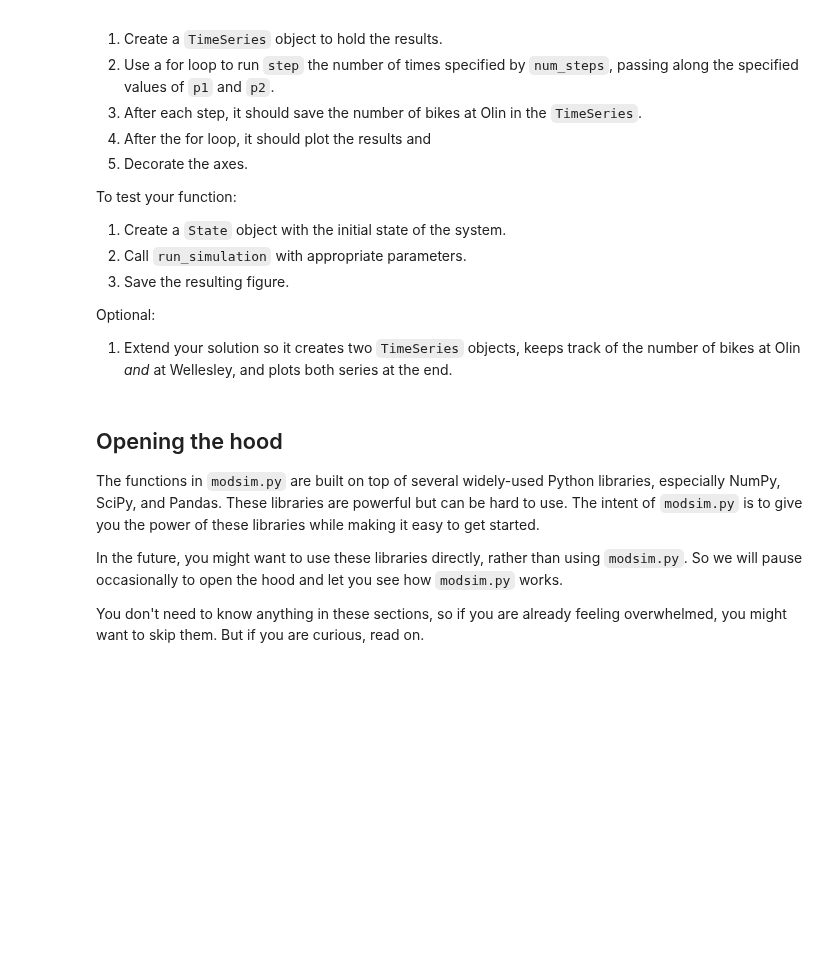
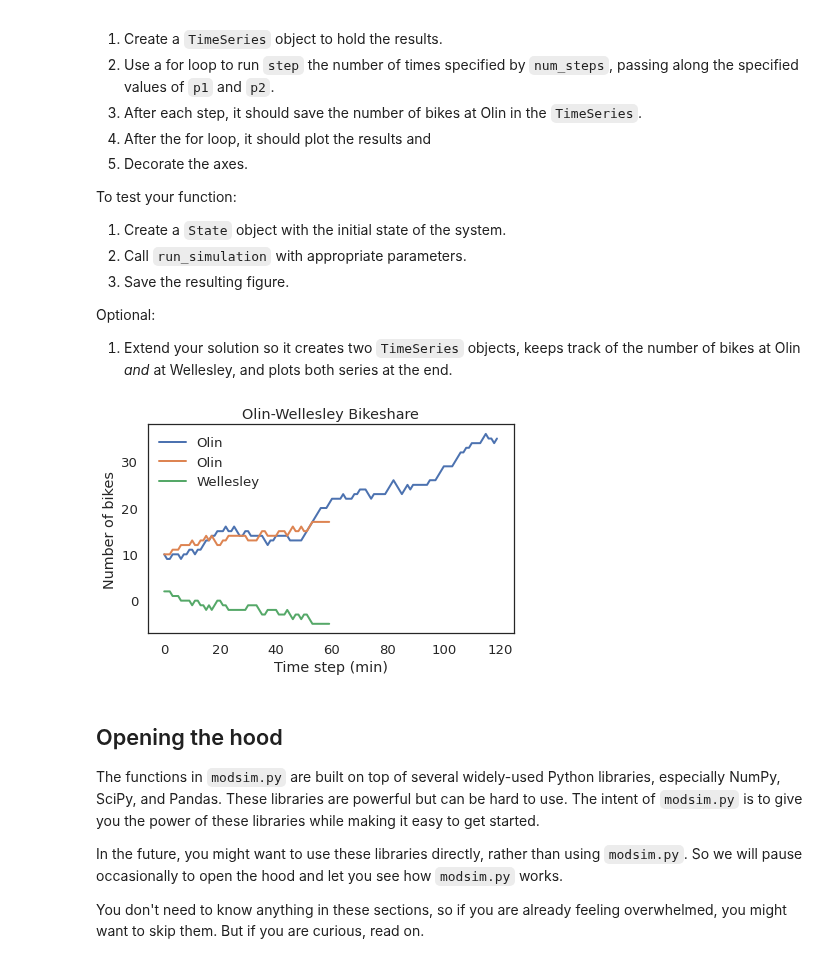
Before and after one commit to ferrysany/ModSimPy, a Jupyter notebook: colab/chap02.ipynb, the cells around one changed output. Cells and saved outputs as stored; diff of their text form; code cells hidden in the pictures; blank space fills up the shorter version.

```diff
--- a/colab/chap02.ipynb
+++ b/colab/chap02.ipynb
@@ -343,3 +417,42 @@ Optional:
+# %%
+def run_simulation(p1,p2,num_steps):
+
+  results1=TimeSeries()
+
+  for i in range(num_steps):
+    step(p1, p2)
+    results1[i] = bikeshare.olin
+
+  plot(results1, label='Olin')
+
+  decorate(title='Olin-Wellesley Bikeshare',
+         xlabel='Time step (min)',
+         ylabel='Number of bikes')
+
+def run_simulation2(p1,p2,num_steps):
+
+  results2=TimeSeries()
+  results3=TimeSeries()
+
+  for i in range(num_steps):
+    step(p1, p2)
+    results2[i] = bikeshare.olin
+    results3[i] = bikeshare.wellesley
+
+  plot(results2, label='Olin')
+  plot(results3, label='Wellesley')
+
+  decorate(title='Olin-Wellesley Bikeshare',
+         xlabel='Time step (min)',
+         ylabel='Number of bikes')
+# %%
+bikeshare = State(olin=10, wellesley=2)
+run_simulation(0.5, 0.6, 120)
+
+bikeshare = State(olin=10, wellesley=2)
+run_simulation2(0.2, 0.3, 60)
+# %% [output]
+[figure, added]
 # %% [markdown]
 ## Opening the hood
 
```
Also changed, not shown: parts of 19 cells of this notebook.
